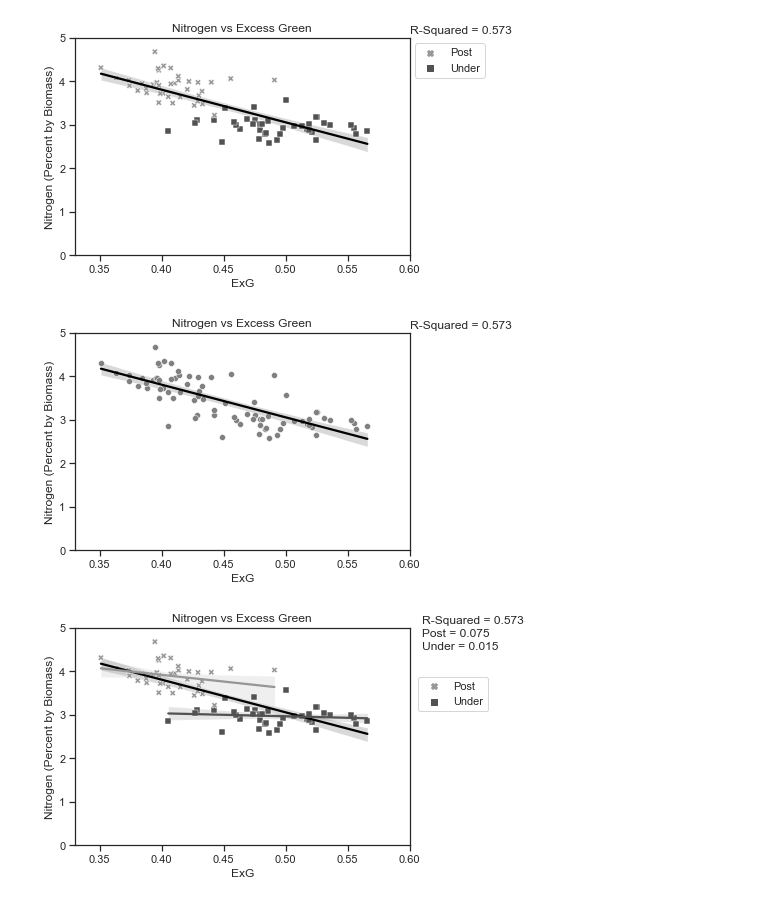
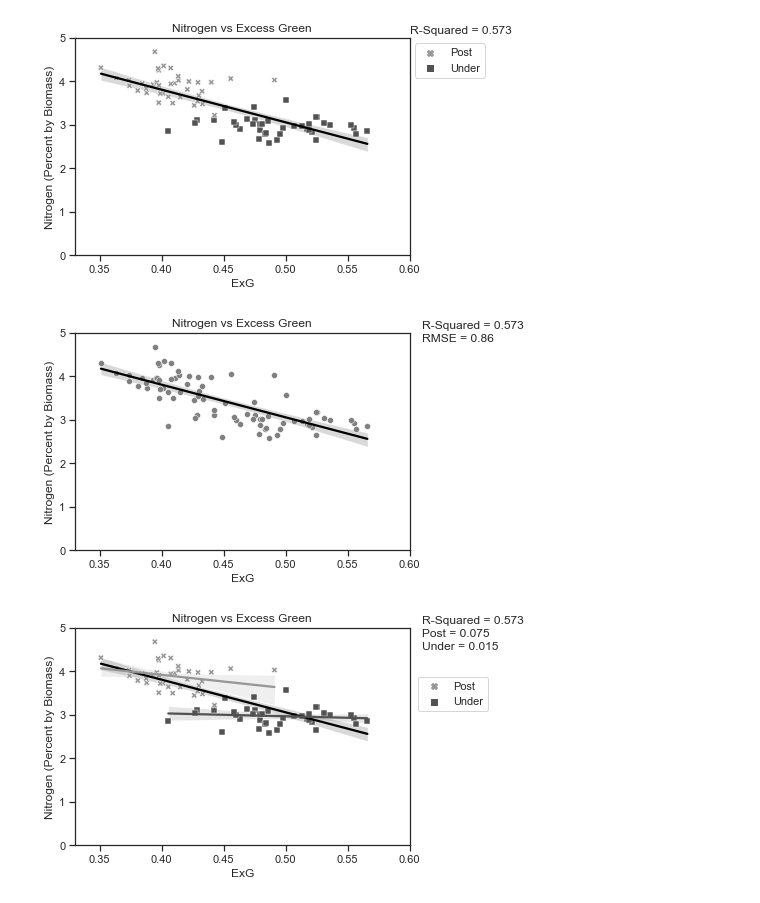
Before and after one commit to LRosen656/USDA_GEMS_TASK1, a Jupyter notebook: 6.0_Plot_Oat_Results.ipynb, the cells around one changed output. Drawn from its saved outputs; the diff is of its cells as text; code cells hidden in the pictures.

```diff
--- a/6.0_Plot_Oat_Results.ipynb
+++ b/6.0_Plot_Oat_Results.ipynb
@@ -513,5 +521,11 @@ Harvest
 120 rows × 29 columns
 # %%
 Harvest = Harvest[(Harvest["Cover"]!="Fallow")]               ## Removes all fallow plots (e.g. no data)
+# %%
+Correlation = []
+
+R_Squared = []
+
+RMSE = []
 # %%
 ## Biomass vs VC (from EXGR Zero)
@@ -531,11 +547,18 @@ plt.savefig(graph_out + "Biomass_VC", bbox_inches = "tight", dpi = 300)
 [figure]
 # %%
 ## Biomass vs VC (from EXGR Zero)
+summary = stats.linregress(Harvest["Vegetation_Fraction"], Harvest["Biomass"])
+Correlation.append("Biomass_VF")
+R_Squared.append(summary.rvalue**2)
+RMSE.append(np.sqrt(summary.stderr))
+
+
 
 sns.set_theme(style ="ticks")
 line = sns.regplot(x = "Vegetation_Fraction", y = "Biomass", data = Harvest, scatter = False, color = "black")  ## TrendLine
 line.set(ylim = (0, 1500))
-line.text(.98, 1500, "R-Squared = " + "{:.3f}".format(stats.pearsonr(Harvest["Vegetation_Fraction"],Harvest["Biomass"])[0]**2)) ## R-Squared
+line.text(.98, 1500, "R-Squared = " + "{:.3f}".format(summary.rvalue**2)) ## R-Squared
+line.text(.98, 1400, "RMSE = " + "{:.2f}".format(np.sqrt(summary.stderr))) ## RMSE
 ax = sns.scatterplot(x = "Vegetation_Fraction", y = "Biomass", data = Harvest, color = "Grey", legend = False)
 ax.set(xlabel = "Vegetation Fraction", ylabel = "Biomass (kg/ha)",
        title = "Biomass vs Vegetation Cover")
@@ -589,11 +618,18 @@ plt.savefig(graph_out + "Nitrogen_Greenness", bbox_inches = "tight", dpi = 300)
 [figure]
 # %%
 ## Nitrogen vs Greenness
+summary = stats.linregress(Harvest["Green_Avg_Vegetation"], Harvest["Nitrogen"])
+Correlation.append("Nitrogen_Green")
+R_Squared.append(summary.rvalue**2)
+RMSE.append(np.sqrt(summary.stderr))
+
+
 sns.set_theme(style ="ticks")
 line = sns.regplot(x = "Green_Avg_Vegetation", y = "Nitrogen", data = Harvest, scatter = False, color = "black")  ## TrendLine
-line.text(.53, 5.1, "R-Squared = " + "{:.3f}".format(stats.pearsonr(Harvest["Green_Avg_Vegetation"],Harvest["Nitrogen"])[0]**2)) ## R-Squared
+line.text(.531, 5.1, "R-Squared = " + "{:.3f}".format(summary.rvalue**2)) ## R-Squared
+line.text(.531, 4.8, "RMSE = " + "{:.2f}".format(np.sqrt(summary.stderr))) ## RMSE
 ax = sns.scatterplot(x = "Green_Avg_Vegetation", y = "Nitrogen", data = Harvest, color = "Grey", legend = False)
-ax.set(xlabel = r"$R_{Green}$", ylabel = "Nitrogen (Percent by Biomass)",
+ax.set(xlabel = r"$R_{Green(N)}$", ylabel = "Nitrogen (Percent by Biomass)",
        xlim = (0.44, 0.53), ylim = (0, 5),
        title = "Nitrogen vs Greenness")
 
@@ -640,18 +682,24 @@ plt.savefig(graph_out + "Nitrogen_EXG", bbox_inches = "tight", dpi = 300)
 [figure]
 # %%
 ## Nitrogen vs EXG
+summary = stats.linregress(Harvest["EXG_Avg_Vegetation"], Harvest["Nitrogen"])
+Correlation.append("Nitrogen_EXG")
+R_Squared.append(summary.rvalue**2)
+RMSE.append(np.sqrt(summary.stderr))
+
 
 sns.set_theme(style ="ticks")
 line = sns.regplot(x = "EXG_Avg_Vegetation", y = "Nitrogen", data = Harvest, scatter = False, color = "black")  ## TrendLine
-line.text(.6, 5.1, "R-Squared = " + "{:.3f}".format(stats.pearsonr(Harvest["EXG_Avg_Vegetation"],Harvest["Nitrogen"])[0]**2)) ## R-Squared
-ax = sns.scatterplot(x = "EXG_Avg_Vegetation", y = "Nitrogen", data = Harvest[(Harvest["Cover"]!="Fallow")], color = "Grey")
+line.text(.61, 5.1, "R-Squared = " + "{:.3f}".format(summary.rvalue**2)) ## R-Squared
+line.text(.61, 4.8, "RMSE = " + "{:.2f}".format(np.sqrt(summary.stderr))) ## RMSE
+ax = sns.scatterplot(x = "EXG_Avg_Vegetation", y = "Nitrogen", data = Harvest, color = "Grey")
 ax.set(xlabel = "ExG", ylabel = "Nitrogen (Percent by Biomass)",
        xlim = (0.33, 0.6), ylim= (0,5),
        title = "Nitrogen vs Excess Green")
 
 
 plt.savefig(graph_out + "Nitrogen_EXG", bbox_inches = "tight", dpi = 300)
 # %% [output]
-[figure, old version]
+[figure, new version]
 # %%
 ## Nitrogen vs EXG
```
Also changed, not shown: parts of 51 cells of this notebook, 56 other files.
